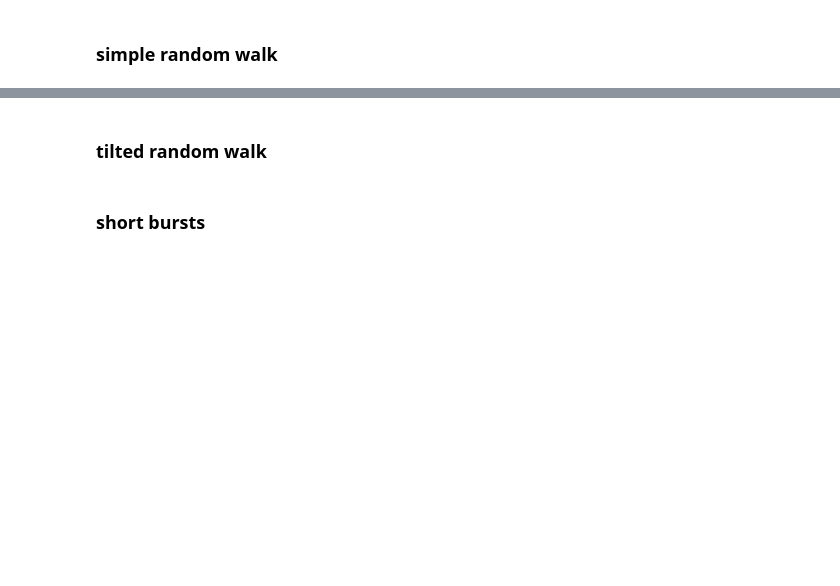
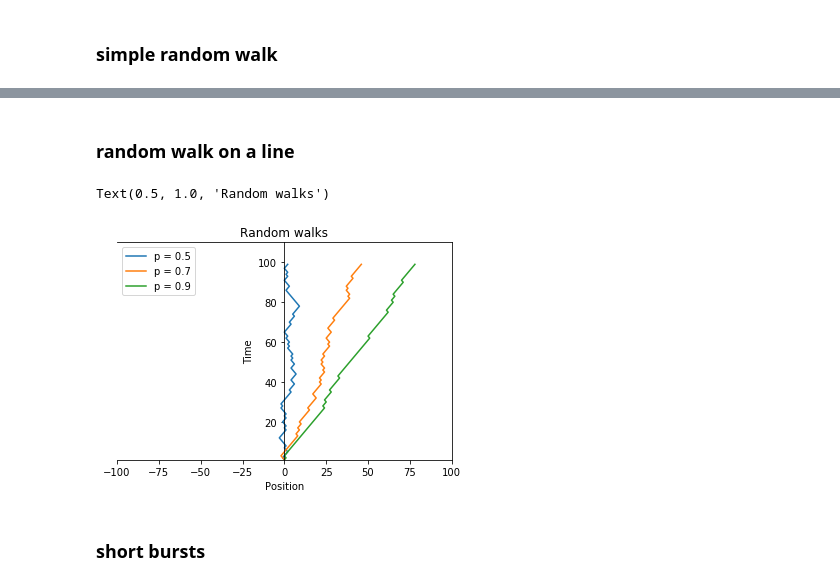
Before and after one commit to vrdi/shortbursts-gingles, a Jupyter notebook: short_bursts.ipynb, the cells around one changed output, grey strips where cells are left out. Drawn from its saved outputs; the diff is of its cells as text; code cells hidden in the pictures; blank space fills up the shorter version.

```diff
--- a/short_bursts.ipynb
+++ b/short_bursts.ipynb
@@ -28,5 +49,42 @@ for i in range(steps):
 # %% [markdown]
-### tilted random walk
+### random walk on a line
+# %%
+# initial position
+current = 0
+
+total_length = 100
+
+walk_probabilities = [.5, .7, .9]
+
+# random walk
+for k in walk_probabilities:
+
+    random_walk = []
+    current = 0
+
+    for j in range(total_length):
+        alpha = rand.random()
+        if (alpha < k):
+            current += 1
+        else:
+            current -= 1
+
+        random_walk.append((current, j))
+
+    x, y = zip(*random_walk)
+    plt.plot(x, y, label='p = {0}'.format(k))
+
+ax = plt.gca()
+ax.spines['left'].set_position(('data',0))
+plt.xlim([-total_length, total_length])
+plt.ylim([1, total_length * 1.1])
+plt.legend(loc='upper left')
+plt.xlabel("Position")
+plt.ylabel("Time")
+plt.title("Random walks")
+# %% [output]
+Text(0.5, 1.0, 'Random walks')
+[figure, added]
 # %% [markdown]
 ### short bursts
 # %%
```
Also changed, not shown: parts of 8 cells of this notebook.
